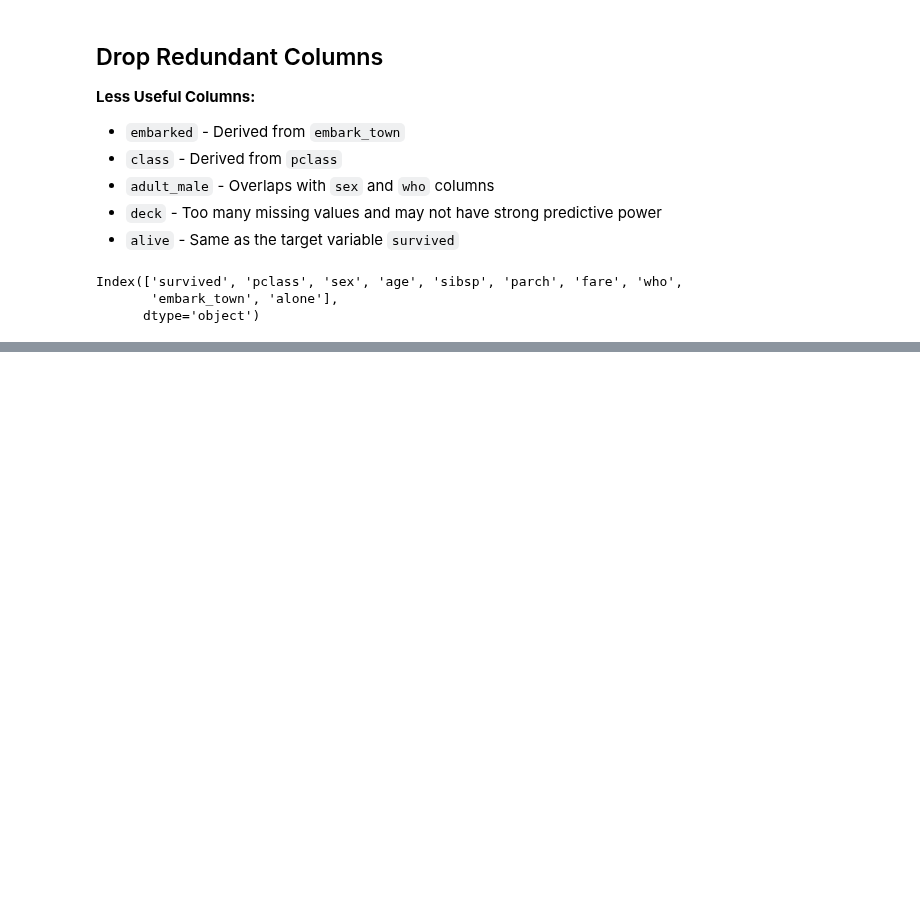
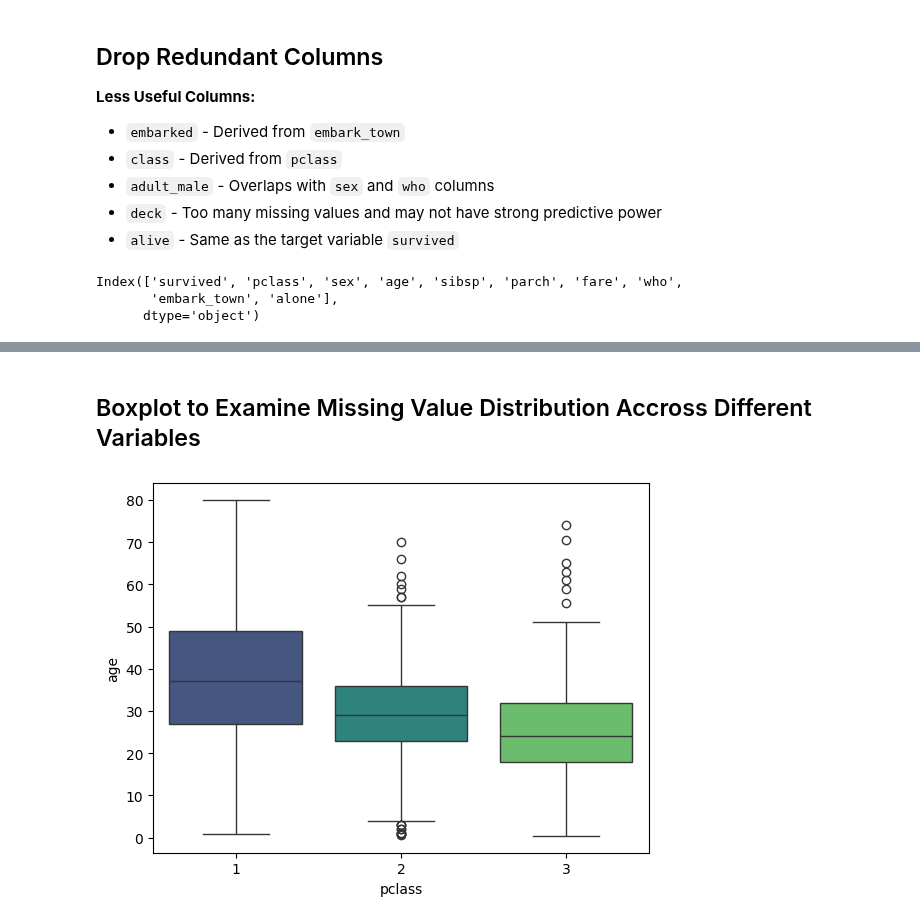
Before and after one commit to tshihab07/Titanic-Life-Prediction, a Jupyter notebook: preprocessing.ipynb, the cells around one changed output, grey strips where cells are left out. Drawn from its saved outputs; the diff is of its cells as text; code cells hidden in the pictures; blank space fills up the shorter version.

```diff
--- a/preprocessing.ipynb
+++ b/preprocessing.ipynb
@@ -241,0 +272,10 @@ Index(['survived', 'pclass', 'sex', 'age', 'sibsp', 'parch', 'fare', 'who',
+# %% [markdown]
+## Boxplot to Examine Missing Value Distribution Accross Different Variables
+# %%
+# examine 'age' distribution accross passenger class
+sns.boxplot(data=df, x="pclass", y='age', palette='viridis')
+
+# show plot
+plt.show()
+# %% [output]
+[figure, added]
```
Also changed, not shown: parts of 7 cells of this notebook.
